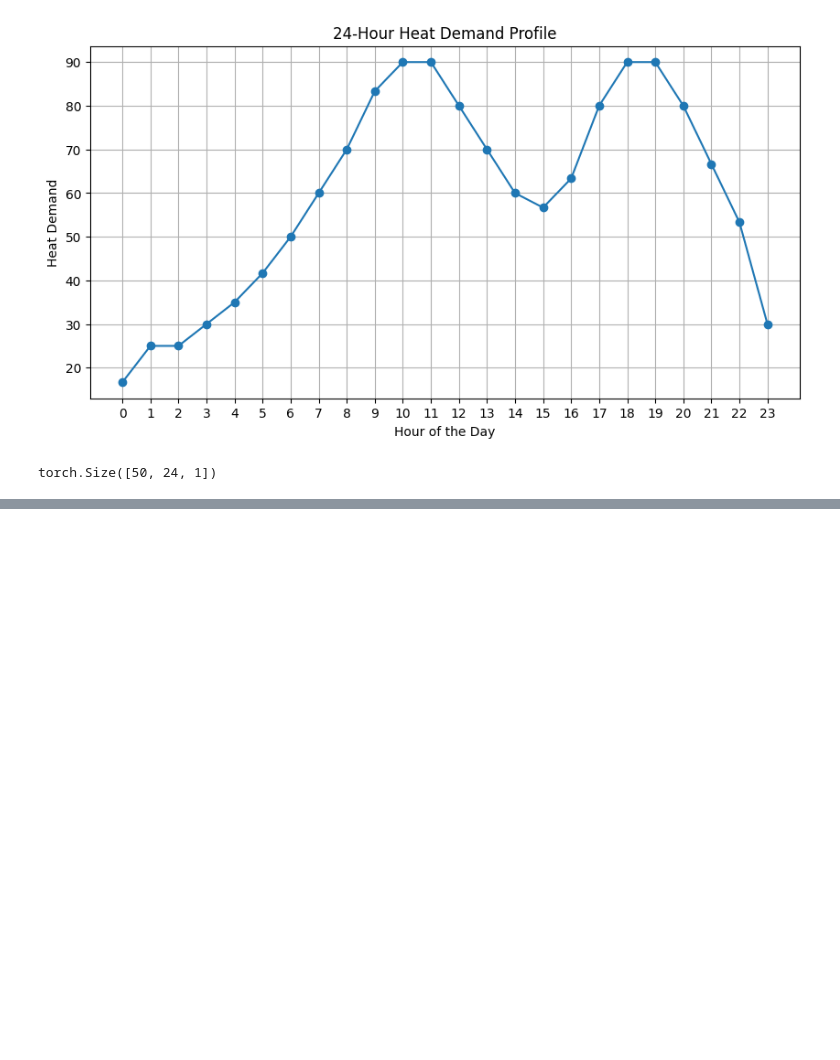
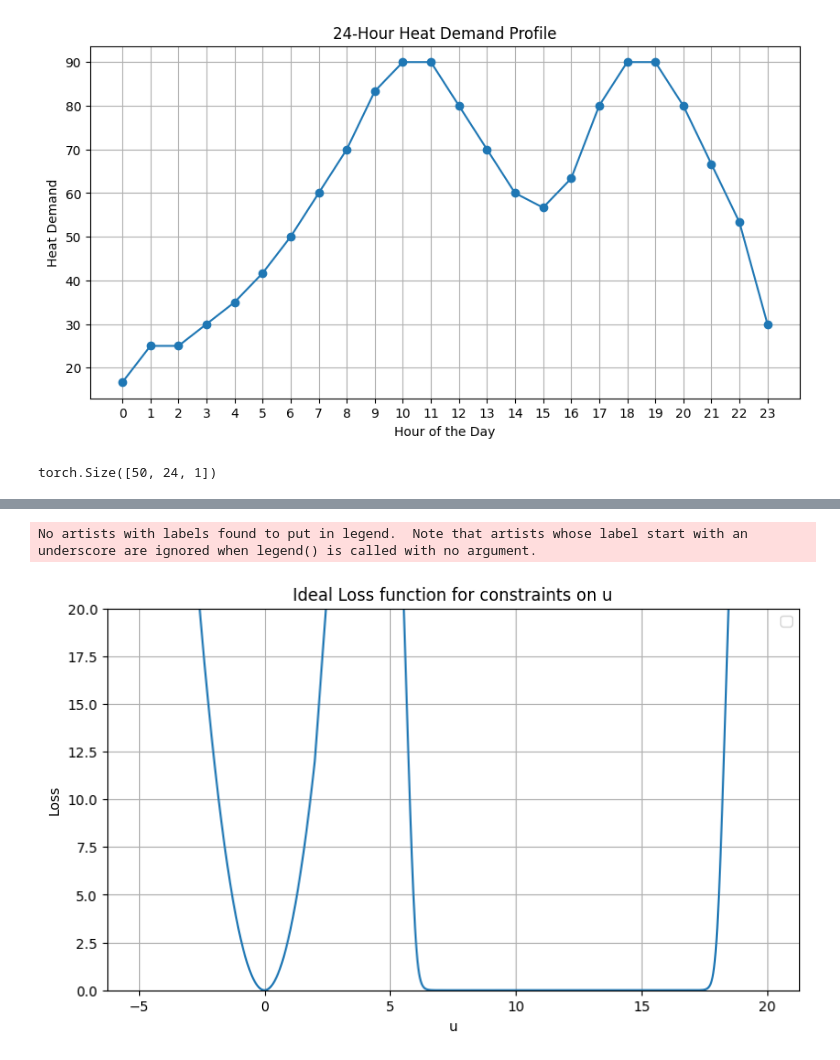
Before and after one commit to nicolas-kirsch/DHN_NeurCont, a Jupyter notebook: performance-boosting_controllers/test.ipynb, the cells around one changed output, grey strips where cells are left out. Saved outputs shown, nothing was run; the diff lists cells and outputs as text; code cells hidden in the pictures; blank space fills up the shorter version.

```diff
--- a/performance-boosting_controllers/test.ipynb
+++ b/performance-boosting_controllers/test.ipynb
@@ -63,0 +156,27 @@ torch.Size([50, 24, 1])
+# %%
+
+# Define the piecewise function
+def f(x):
+    if x < 5:
+        return 3*x**2
+    else:
+        return 10*(np.log10(1 + np.exp(10*(6 - x))) + np.log10(1 + np.exp(10*(x - 18))))
+
+# Generate x values
+x_values = np.concatenate((np.linspace(-5, 2, 500), np.linspace(4, 20, 500)))
+# Generate y values using the piecewise function
+y_values = np.array([f(x) for x in x_values])
+
+# Plot the function
+plt.figure(figsize=(9, 5))
+plt.plot(x_values, y_values)
+plt.title("Ideal Loss function for constraints on u")
+plt.xlabel("u")
+plt.ylabel("Loss")
+plt.ylim(0,20)
+plt.legend()
+plt.grid(True)
+plt.show()
+# %% [output]
+No artists with labels found to put in legend.  Note that artists whose label start with an underscore are ignored when legend() is called with no argument.
+[figure, added]
```
Also changed, not shown: parts of 4 cells of this notebook, 59 other files.
